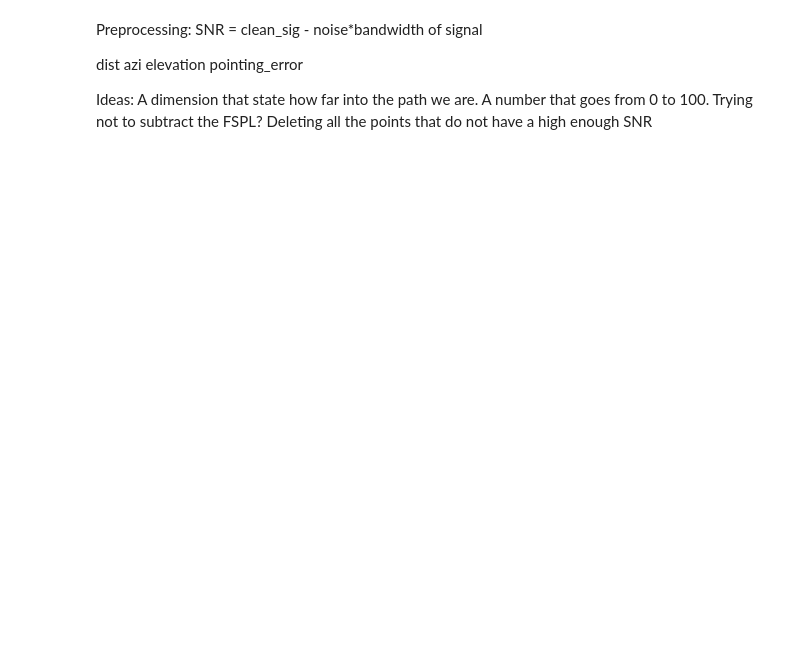
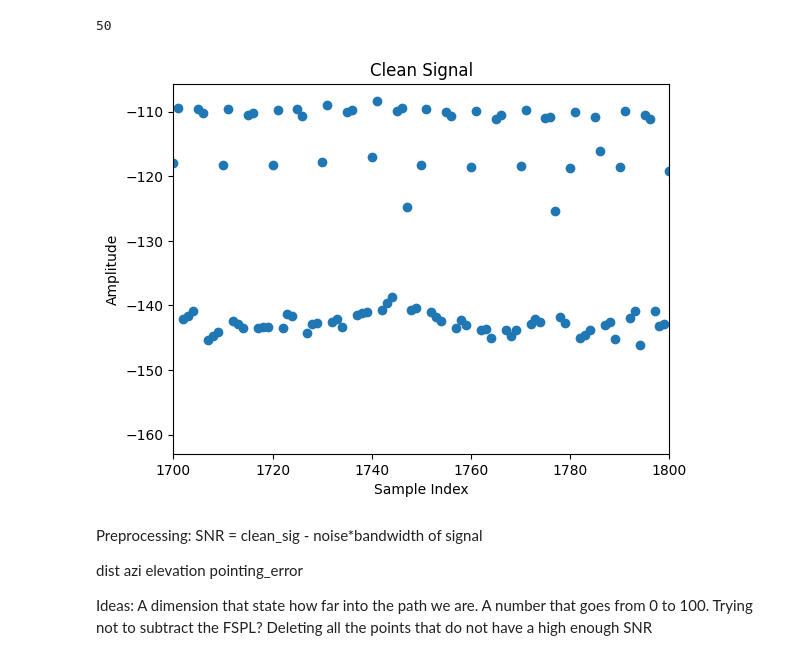
Before and after one commit to P7-Link-state/time_series_estimation, a Jupyter notebook: Machine-Learning-Playfield.ipynb, the cells around one changed output. Drawn from its saved outputs; the diff is of its cells as text; code cells hidden in the pictures; blank space fills up the shorter version.

```diff
--- a/Machine-Learning-Playfield.ipynb
+++ b/Machine-Learning-Playfield.ipynb
@@ -50,0 +51,12 @@ print("wtf")
+# %%
+print(len(np.linspace(0,len(data.noise_obj.signal_abs))))
+plt.scatter(np.linspace(0,len(data.noise_obj.signal_abs)-1,len(data.noise_obj.signal_abs)),10*np.log10(data.noise_obj.signal_abs))
+plt.title('Clean Signal')
+plt.xlabel('Sample Index')
+plt.ylabel('Amplitude')
+plt.xlim(1700,1800)
+# plt.ylim(-60,60)
+plt.show()
+# %% [output]
+50
+[figure, added]
```
Also changed, not shown: parts of 3 cells of this notebook.
